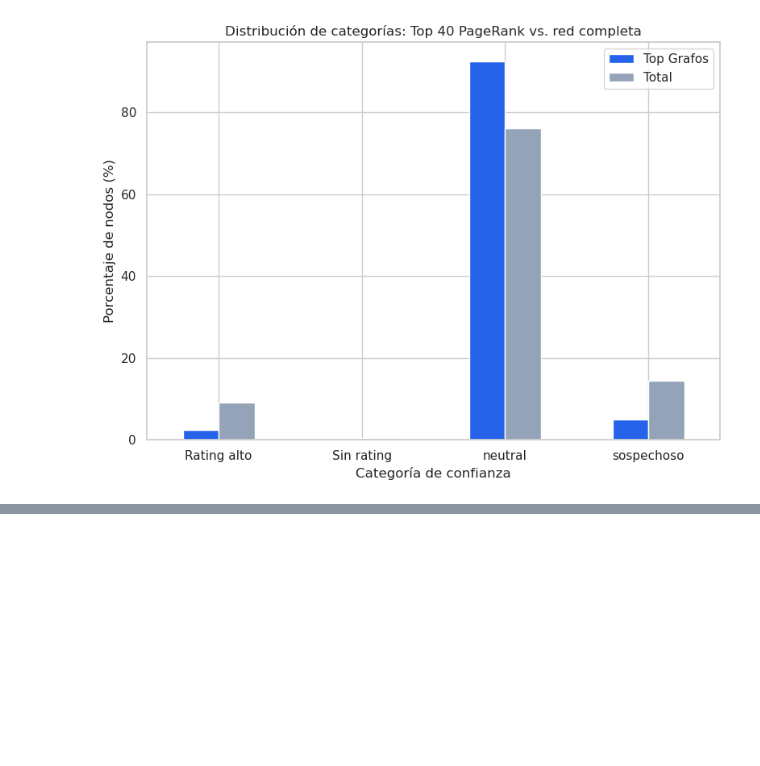
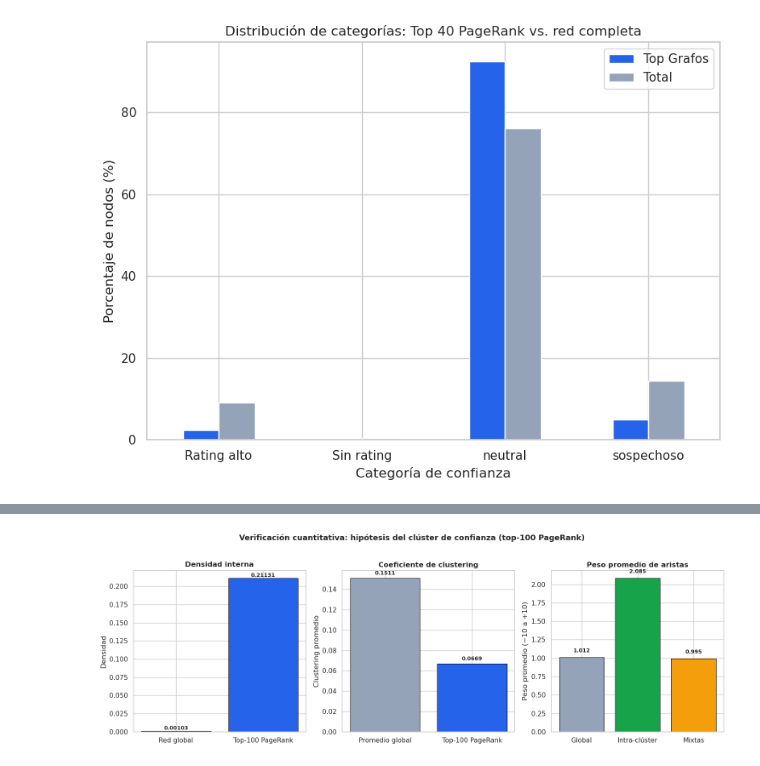
Before and after one commit to esteban78009/IMT2230-Proyecto_2-Creacion-de-page-rank, a Jupyter notebook: main.ipynb, the cells around one changed output, grey strips where cells are left out. Cells and saved outputs as stored; diff of their text form; code cells hidden in the pictures; blank space fills up the shorter version.

```diff
--- a/main.ipynb
+++ b/main.ipynb
@@ -864,3 +935,46 @@ sospechoso                  5.0  14.44
+# %%
+#Tambien hecho con ayuda de claude
+
+# ── Gráfico resumen de las 3 predicciones ─────────────────────────────────────
+sns.set_theme(style='whitegrid')
+fig, axes = plt.subplots(1, 3, figsize=(15, 5))
+
+# Densidad
+bars = axes[0].bar(['Red global', f'Top-{TOP_K} PageRank'], [dens_global, dens_sub],
+                   color=['#94a3b8', '#2563eb'], edgecolor='black', linewidth=0.8)
+axes[0].set_title('Densidad interna', fontsize=12, fontweight='bold')
+axes[0].set_ylabel('Densidad')
+for bar, val in zip(bars, [dens_global, dens_sub]):
+    axes[0].text(bar.get_x() + bar.get_width()/2, bar.get_height() + 0.0001,
+                 f'{val:.5f}', ha='center', va='bottom', fontsize=9, fontweight='bold')
+
+# Clustering
+bars2 = axes[1].bar(['Promedio global', f'Top-{TOP_K} PageRank'],
+                    [clustering_global, clustering_topk],
+                    color=['#94a3b8', '#2563eb'], edgecolor='black', linewidth=0.8)
+axes[1].set_title('Coeficiente de clustering', fontsize=12, fontweight='bold')
+axes[1].set_ylabel('Clustering promedio')
+for bar, val in zip(bars2, [clustering_global, clustering_topk]):
+    axes[1].text(bar.get_x() + bar.get_width()/2, bar.get_height() + 0.002,
+                 f'{val:.4f}', ha='center', va='bottom', fontsize=9, fontweight='bold')
+
+# Homofilia
+bars3 = axes[2].bar(['Global', 'Intra-clúster', 'Mixtas'],
+                    [media_global, media_intra, media_extra],
+                    color=['#94a3b8', '#16a34a', '#f59e0b'], edgecolor='black', linewidth=0.8)
+axes[2].set_title('Peso promedio de aristas', fontsize=12, fontweight='bold')
+axes[2].set_ylabel('Peso promedio (−10 a +10)')
+axes[2].axhline(0, color='black', linewidth=0.8, linestyle='--')
+for bar, val in zip(bars3, [media_global, media_intra, media_extra]):
+    axes[2].text(bar.get_x() + bar.get_width()/2, val + 0.05,
+                 f'{val:.3f}', ha='center', va='bottom', fontsize=9, fontweight='bold')
+
+plt.suptitle(f'Verificación cuantitativa: hipótesis del clúster de confianza (top-{TOP_K} PageRank)',
+             fontsize=13, fontweight='bold', y=1.02)
+plt.tight_layout()
+plt.show()
+# %% [output]
+[figure, added]
 # %% [markdown]
 **Interpretacion**
 
```
Also changed, not shown: parts of 22 cells of this notebook.
